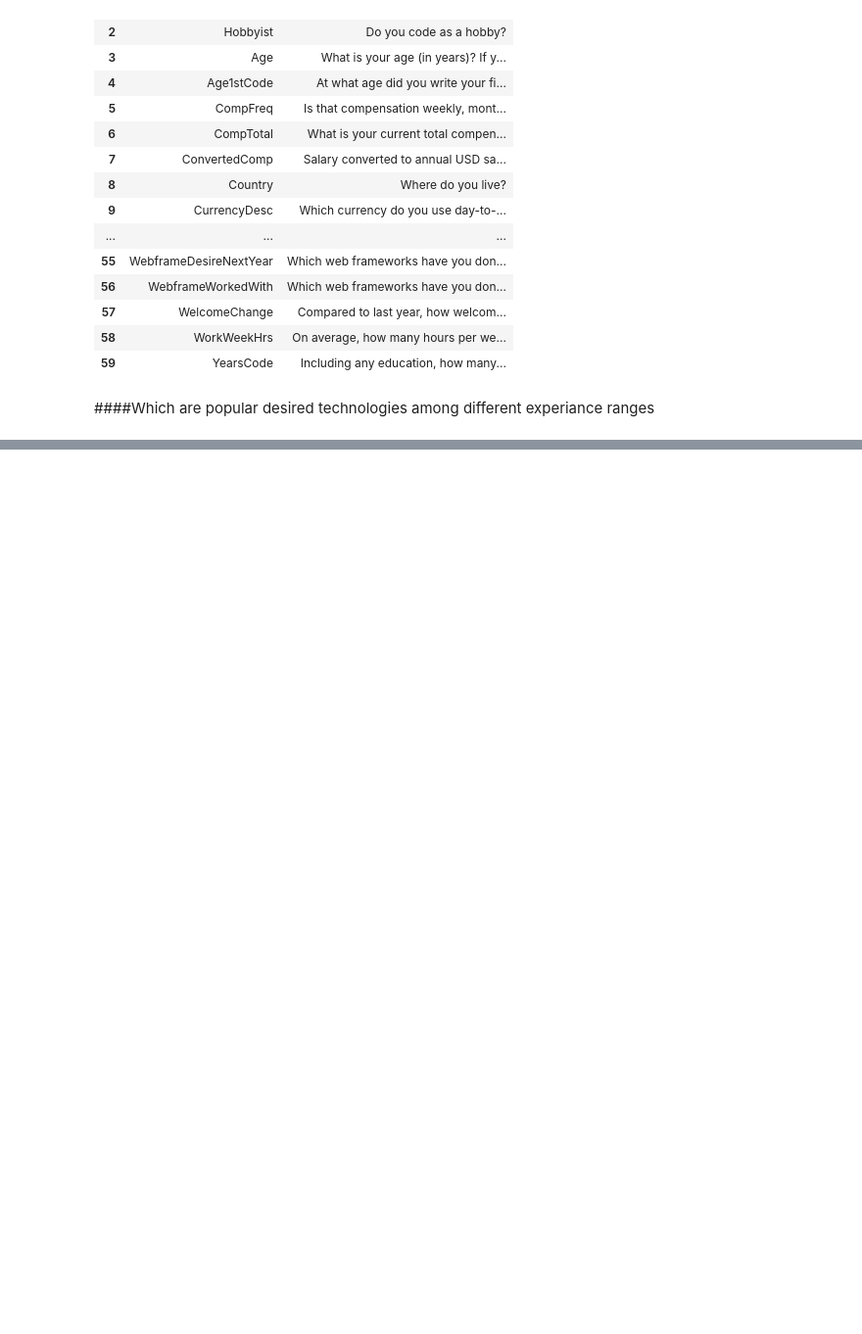
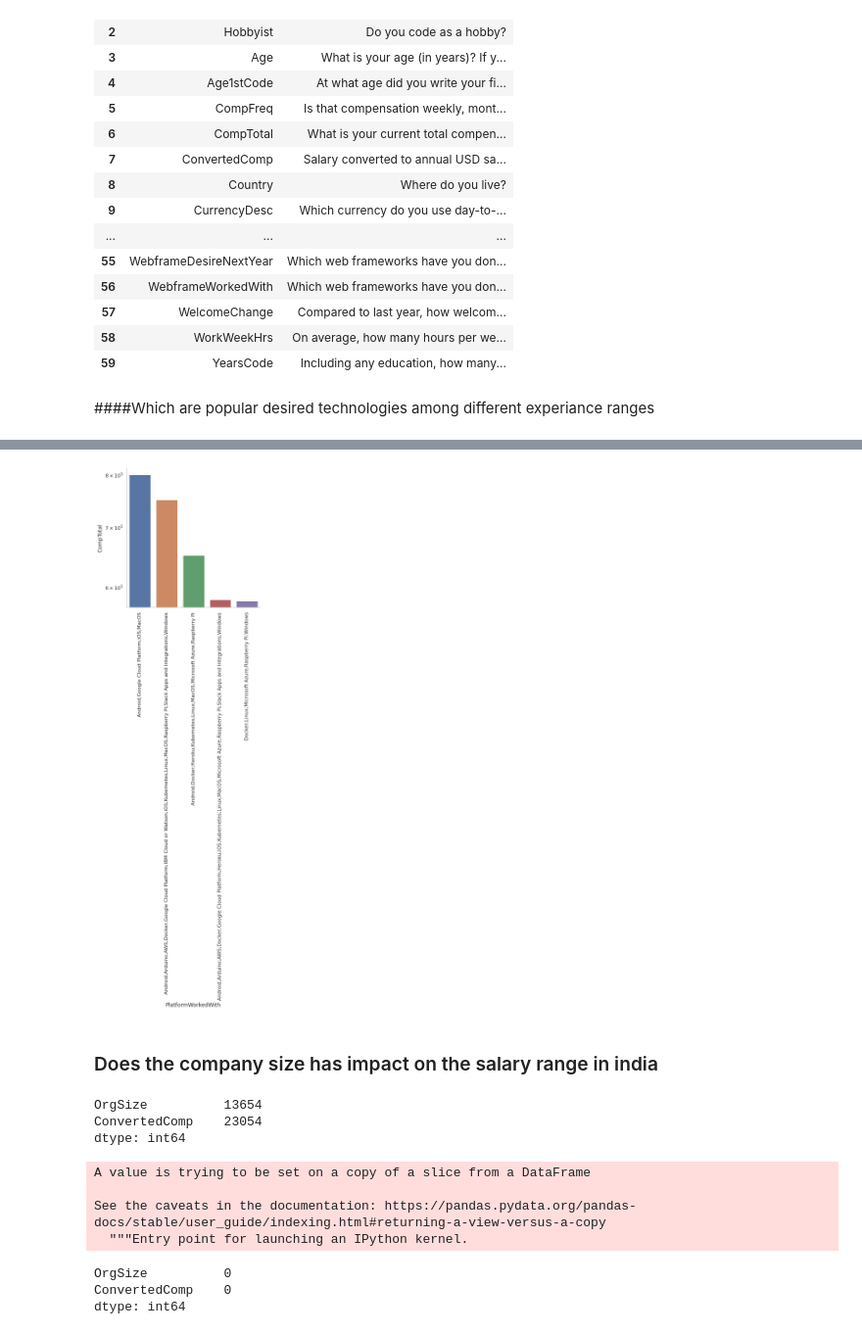
Before and after one commit to rajeevfromkrec/udacity_datascience, a Jupyter notebook: Udacity_data_science_project_1.ipynb, the cells around one changed output, grey strips where cells are left out. Shown at 98% size. Cells and saved outputs as stored; diff of their text form; code cells hidden in the pictures; blank space fills up the shorter version.

```diff
--- a/Udacity_data_science_project_1.ipynb
+++ b/Udacity_data_science_project_1.ipynb
@@ -231,0 +277,2 @@ TypeError: ignored
+# %%
+df_sal_cleaned_us=df_sal_cleaned[df_sal_cleaned.Country=='United States']
@@ -231,0 +297,2 @@ TypeError: ignored
+# %%
+df_sal_cleaned_us1=df_sal_cleaned_us.sort_values(['CompTotal'],ascending=False)
@@ -231,0 +301,4 @@ TypeError: ignored
+# %%
+df_sal_cleaned_us1=df_sal_cleaned_us1[3:]
+# %%
+df4=df_sal_cleaned_us1.groupby(['PlatformWorkedWith','Country']).mean().sort_values(['CompTotal'],ascending=False).reset_index().head(5)
@@ -231,0 +314,10 @@ TypeError: ignored
+# %%
+sns.set(style="whitegrid")
+g=sns.catplot(x="PlatformWorkedWith", y="CompTotal", kind="bar", data=df4)
+g.fig.get_axes()[0].set_yscale('log')
+plt.xticks(rotation=90)
+plt.show()
+# %% [output]
+[figure, added]
+# %% [markdown]
+### Does the company size has impact on the salary range in india
@@ -231,0 +326,19 @@ TypeError: ignored
+# %%
+df_comp_size.isnull().sum()
+# %% [output]
+OrgSize          13654
+ConvertedComp    23054
+dtype: int64
+# %%
+df_comp_size.dropna(subset=['ConvertedComp','OrgSize'],inplace=True)
+# %% [output]
+A value is trying to be set on a copy of a slice from a DataFrame
+
+See the caveats in the documentation: https://pandas.pydata.org/pandas-docs/stable/user_guide/indexing.html#returning-a-view-versus-a-copy
+  """Entry point for launching an IPython kernel.
+# %%
+df_comp_size.isnull().sum()
+# %% [output]
+OrgSize          0
+ConvertedComp    0
+dtype: int64
```
Also changed, not shown: parts of 27 cells of this notebook.
